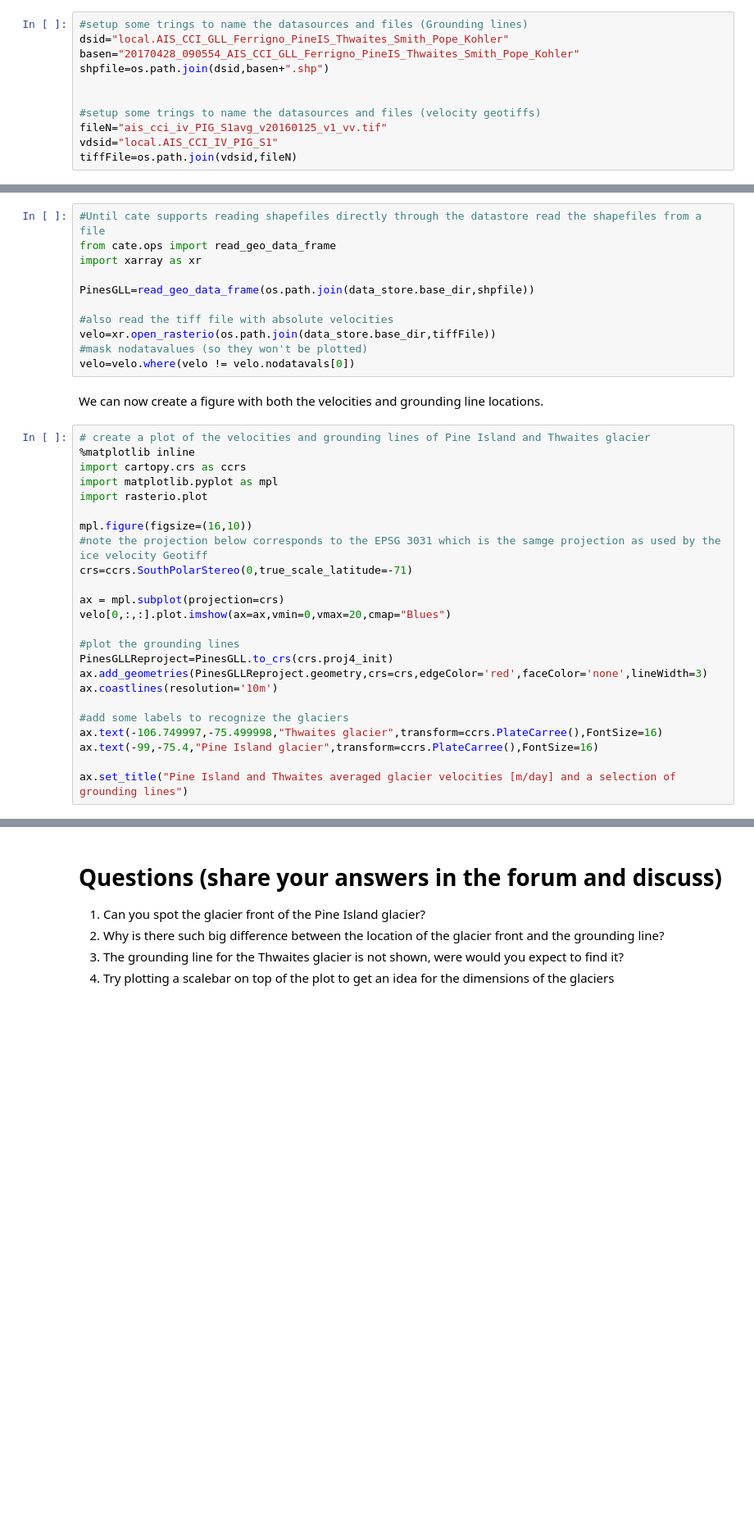
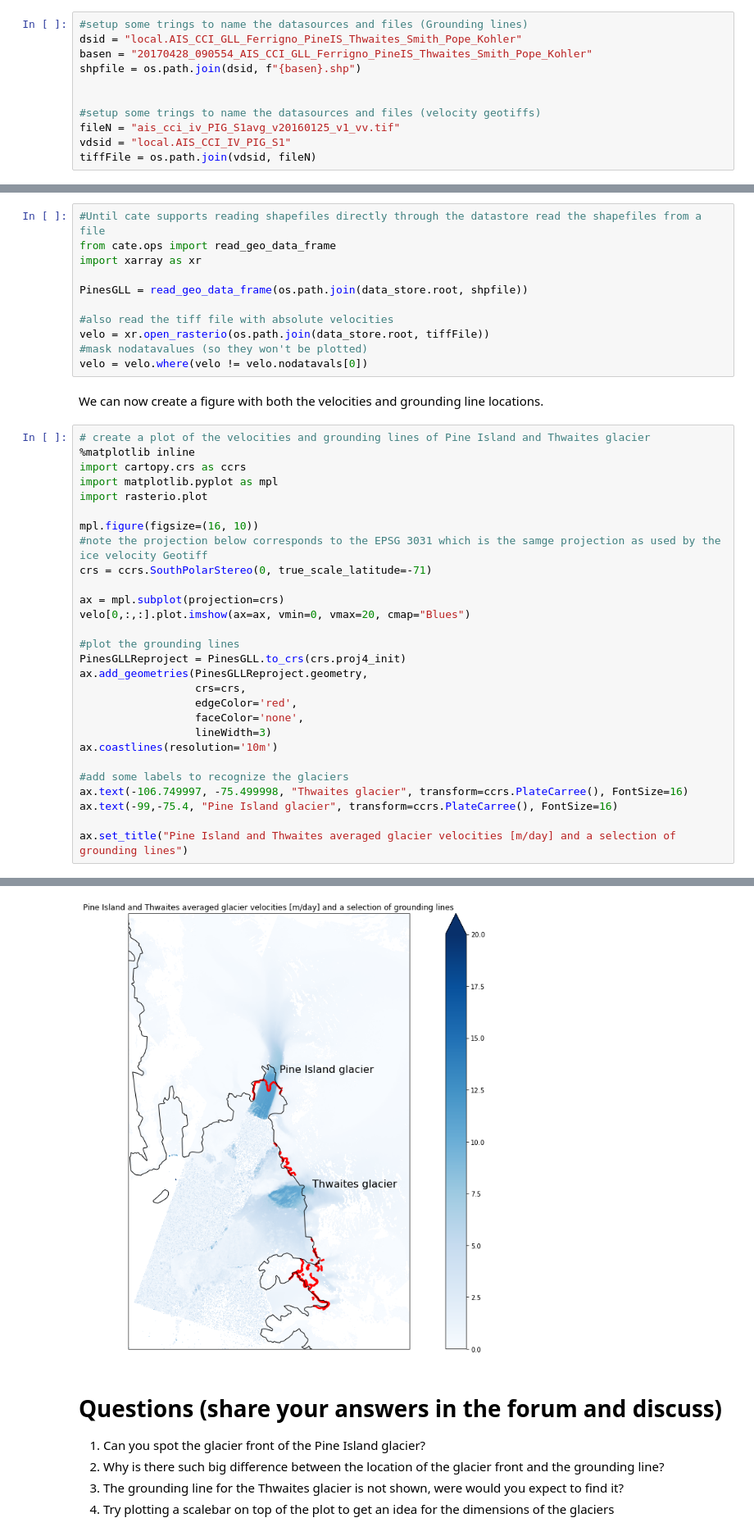
Before and after one commit to CCI-Tools/cate-edu, a Jupyter notebook: ECVs/11_Glaciergeometry_velo-exercise.ipynb, the cells around one changed output, grey strips where cells are left out. Shown at 82% size. Saved outputs shown, nothing was run; the diff lists cells and outputs as text; blank space fills up the shorter version.

```diff
--- a/ECVs/11_Glaciergeometry_velo-exercise.ipynb
+++ b/ECVs/11_Glaciergeometry_velo-exercise.ipynb
@@ -46,15 +46,15 @@ data_store = DATA_STORE_POOL.get_store('local')
 The grounding lines are contained within shapefiles and the glacier velocity in a georeferenced Tiff file. We will download these files and register them in the local cate store.
 # %%
 #setup some trings to name the datasources and files (Grounding lines)
-dsid="local.AIS_CCI_GLL_Ferrigno_PineIS_Thwaites_Smith_Pope_Kohler"
-basen="20170428_090554_AIS_CCI_GLL_Ferrigno_PineIS_Thwaites_Smith_Pope_Kohler"
-shpfile=os.path.join(dsid,basen+".shp")
+dsid = "local.AIS_CCI_GLL_Ferrigno_PineIS_Thwaites_Smith_Pope_Kohler"
+basen = "20170428_090554_AIS_CCI_GLL_Ferrigno_PineIS_Thwaites_Smith_Pope_Kohler"
+shpfile = os.path.join(dsid, f"{basen}.shp")
 
 
 #setup some trings to name the datasources and files (velocity geotiffs)
-fileN="ais_cci_iv_PIG_S1avg_v20160125_v1_vv.tif"
-vdsid="local.AIS_CCI_IV_PIG_S1"
-tiffFile=os.path.join(vdsid,fileN)
+fileN = "ais_cci_iv_PIG_S1avg_v20160125_v1_vv.tif"
+vdsid = "local.AIS_CCI_IV_PIG_S1"
+tiffFile = os.path.join(vdsid, fileN)
 # %%
 #Download the Pine island glacier grounding line shapefiles and make them available through cate
 import os
@@ -125,12 +132,12 @@ The grounding lines will be loaded into a geopandas dataframe, whereas the veloc
 from cate.ops import read_geo_data_frame
 import xarray as xr
 
-PinesGLL=read_geo_data_frame(os.path.join(data_store.base_dir,shpfile))
+PinesGLL = read_geo_data_frame(os.path.join(data_store.root, shpfile))
 
 #also read the tiff file with absolute velocities
-velo=xr.open_rasterio(os.path.join(data_store.base_dir,tiffFile))
+velo = xr.open_rasterio(os.path.join(data_store.root, tiffFile))
 #mask nodatavalues (so they won't be plotted)
-velo=velo.where(velo != velo.nodatavals[0])
+velo = velo.where(velo != velo.nodatavals[0])
 # %% [markdown]
 We can now create a figure with both the velocities and grounding line locations.
 # %%
@@ -140,20 +147,25 @@ import cartopy.crs as ccrs
 import matplotlib.pyplot as mpl
 import rasterio.plot
 
-mpl.figure(figsize=(16,10))
+mpl.figure(figsize=(16, 10))
 #note the projection below corresponds to the EPSG 3031 which is the samge projection as used by the ice velocity Geotiff
-crs=ccrs.SouthPolarStereo(0,true_scale_latitude=-71)
+crs = ccrs.SouthPolarStereo(0, true_scale_latitude=-71)
 
 ax = mpl.subplot(projection=crs)
-velo[0,:,:].plot.imshow(ax=ax,vmin=0,vmax=20,cmap="Blues")
+velo[0,:,:].plot.imshow(ax=ax, vmin=0, vmax=20, cmap="Blues")
 
 #plot the grounding lines
-PinesGLLReproject=PinesGLL.to_crs(crs.proj4_init)
-ax.add_geometries(PinesGLLReproject.geometry,crs=crs,edgeColor='red',faceColor='none',lineWidth=3)
+PinesGLLReproject = PinesGLL.to_crs(crs.proj4_init)
+ax.add_geometries(PinesGLLReproject.geometry,
+                  crs=crs,
+                  edgeColor='red',
+                  faceColor='none',
+                  lineWidth=3)
 ax.coastlines(resolution='10m')
 
 #add some labels to recognize the glaciers
-ax.text(-106.749997,-75.499998,"Thwaites glacier",transform=ccrs.PlateCarree(),FontSize=16)
-ax.text(-99,-75.4,"Pine Island glacier",transform=ccrs.PlateCarree(),FontSize=16)
+ax.text(-106.749997, -75.499998, "Thwaites glacier", transform=ccrs.PlateCarree(), FontSize=16)
+ax.text(-99,-75.4, "Pine Island glacier", transform=ccrs.PlateCarree(), FontSize=16)
 
 ax.set_title("Pine Island and Thwaites averaged glacier velocities [m/day] and a selection of grounding lines")
+# %% [output]
@@ -160,3 +173,4 @@ ax.set_title("Pine Island and Thwaites averaged glacier velocities [m/day] and a
+[figure, added]
 # %% [markdown]
 # Questions (share your answers in the forum and discuss)
 1. Can you spot the glacier front of the Pine Island glacier?
```
Also changed, not shown: parts of 2 cells of this notebook, 5 other files.
